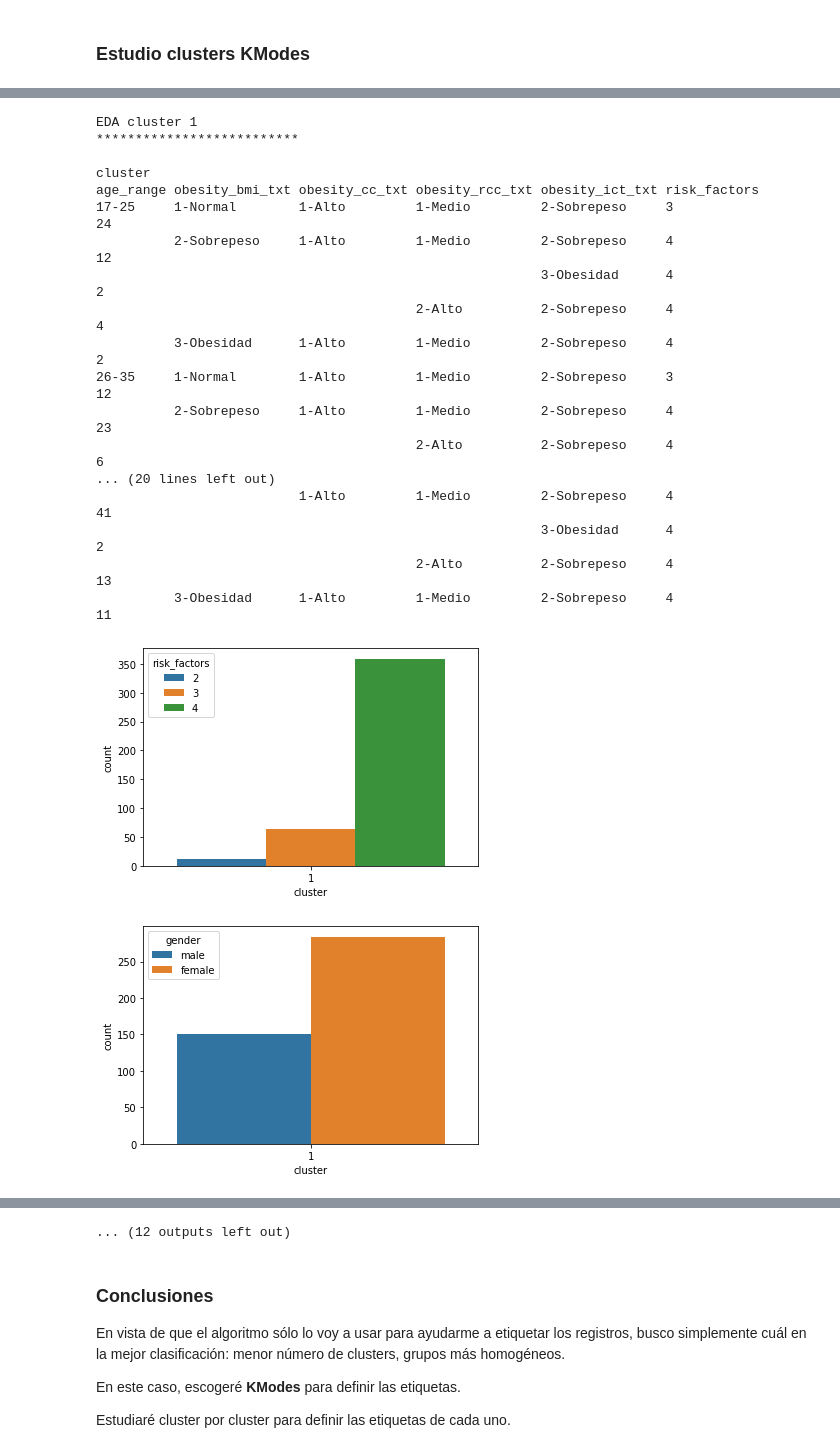
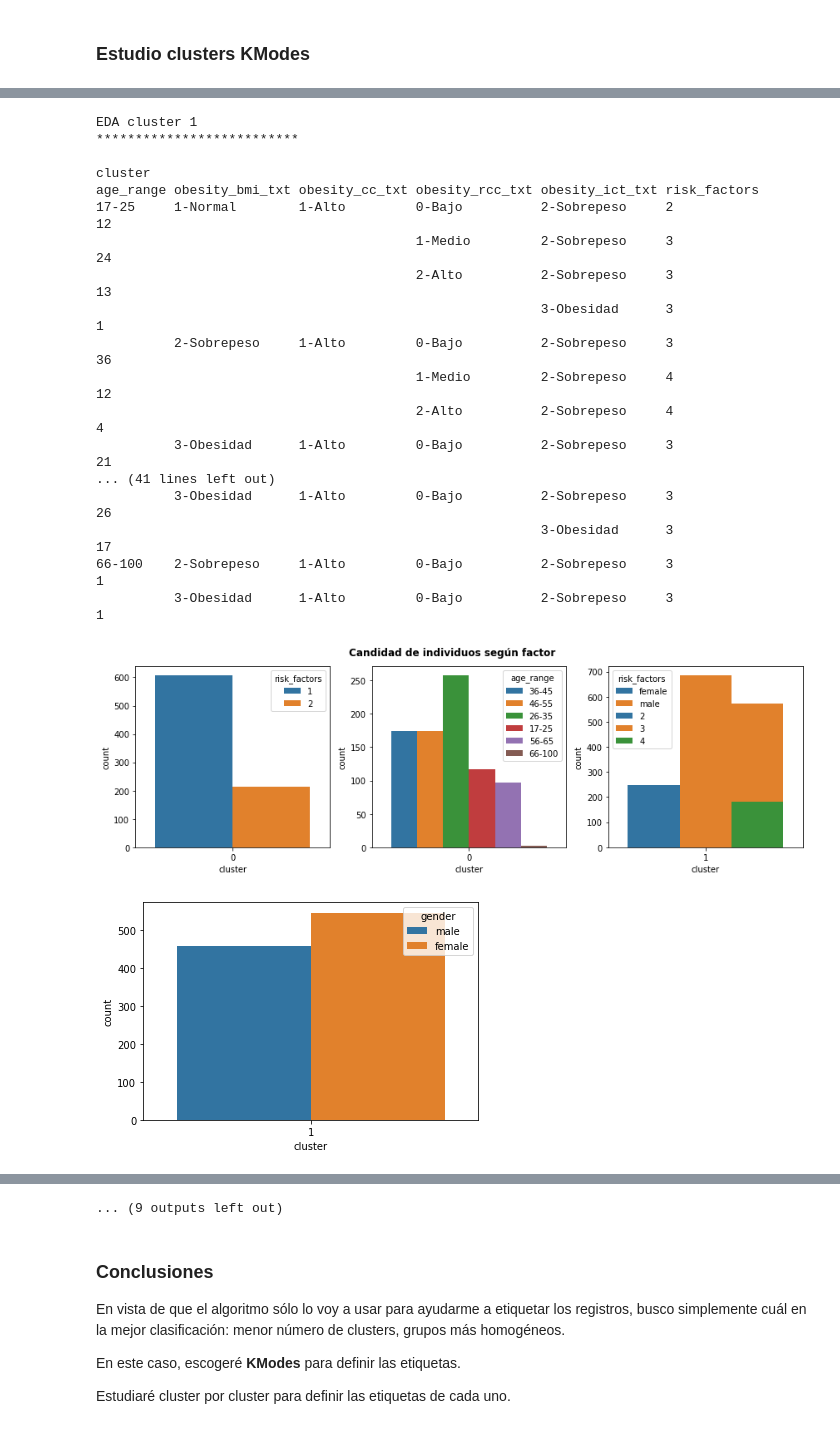
Before and after one commit to dchaconoca/antropometria-notebooks, a Jupyter notebook: notebooks/03-obesity-eda-clusters.ipynb, the cells around one changed output, grey strips where cells are left out. Saved outputs shown, nothing was run; the diff lists cells and outputs as text; code cells hidden in the pictures.

```diff
--- a/notebooks/03-obesity-eda-clusters.ipynb
+++ b/notebooks/03-obesity-eda-clusters.ipynb
@@ -131,10 +131,10 @@ def char_cluster(df):
     title = 'Cantidad de individuos por etiqueta'
 
     tooltip=[alt.Tooltip('label:N'),
-             alt.Tooltip('count(*):Q', title='Cantidad individuos')]
+             alt.Tooltip('sum(cluster):Q', title='Cantidad individuos')]
 
     bars = alt.Chart(df).mark_bar().encode(
-        x='count(*):Q',
+        x='sum(cluster):Q',
         y='label:N',
         tooltip=tooltip,
         color=alt.Color('label:N')
@@ -145,6 +145,23 @@ def char_cluster(df):
     )
 
     return bars
+
+def chars_clusters_factors(df, cluster):
+    query = f'cluster=={cluster}'
+    df = df.query(query)[['cluster', 'age_range', 'risk_factors', 'gender']]
+
+    fig, (ax1, ax2, ax3) = plt.subplots(nrows=1, ncols=3, figsize=(12, 4))
+
+
+    sns.countplot(x='cluster', hue='risk_factors', data=df, ax=ax1)
+    sns.countplot(x='cluster', hue='age_range', data=df, ax=ax2)
+    sns.countplot(x='cluster', hue='gender', data=df, ax=ax3)
+
+    fig.tight_layout()
+    plt.subplots_adjust(top=0.9)
+    fig.suptitle(f"Candidad de individuos según factor", fontsize = 12, fontweight = "bold")
+
+    return fig
 
 def char_cluster_risk_factors(df, cluster):
 
@@ -213,7 +230,9 @@ def eda_cluster(df, cluster):
     char_cluster_genre(df, cluster)
     char_cluster_age(df, cluster)
 
-    #return char_cluster(df_eda_cluster)
+    chars_clusters_factors(df, cluster)
+
+    return char_cluster(df_eda_cluster)
 # %%
 def generate_kmodes_clusters(df, n_clusters, n_init, random_state, eda_report=True):
 
@@ -319,9 +339,9 @@ El buen etiquetado de los datos es la clave para obtener un modelo para hacer pr
 # %% [markdown]
 ### Estudio clusters KModes
 # %%
-n_clusters = 6
-n_init = 10
-random_state = 42
+n_clusters = 5
+n_init = 15
+random_state = 2
 
 generate_kmodes_clusters(df_obesity, n_clusters, n_init, random_state)
 # %% [output]
@@ -348,19 +368,19 @@ EDA cluster 0
 EDA cluster 1
 **************************
                                                                                        cluster
 age_range obesity_bmi_txt obesity_cc_txt obesity_rcc_txt obesity_ict_txt risk_factors
-17-25     1-Normal        1-Alto         1-Medio         2-Sobrepeso     3                  24
-          2-Sobrepeso     1-Alto         1-Medio         2-Sobrepeso     4                  12
-                                                         3-Obesidad      4                   2
+17-25     1-Normal        1-Alto         0-Bajo          2-Sobrepeso     2                  12
+                                         1-Medio         2-Sobrepeso     3                  24
+                                         2-Alto          2-Sobrepeso     3                  13
+                                                         3-Obesidad      3                   1
+          2-Sobrepeso     1-Alto         0-Bajo          2-Sobrepeso     3                  36
+                                         1-Medio         2-Sobrepeso     4                  12
                                          2-Alto          2-Sobrepeso     4                   4
-          3-Obesidad      1-Alto         1-Medio         2-Sobrepeso     4                   2
-26-35     1-Normal        1-Alto         1-Medio         2-Sobrepeso     3                  12
-          2-Sobrepeso     1-Alto         1-Medio         2-Sobrepeso     4                  23
-                                         2-Alto          2-Sobrepeso     4                   6
-... (20 lines left out)
-                          1-Alto         1-Medio         2-Sobrepeso     4                  41
-                                                         3-Obesidad      4                   2
-                                         2-Alto          2-Sobrepeso     4                  13
-          3-Obesidad      1-Alto         1-Medio         2-Sobrepeso     4                  11
+          3-Obesidad      1-Alto         0-Bajo          2-Sobrepeso     3                  21
+... (41 lines left out)
+          3-Obesidad      1-Alto         0-Bajo          2-Sobrepeso     3                  26
+                                                         3-Obesidad      3                  17
+66-100    2-Sobrepeso     1-Alto         0-Bajo          2-Sobrepeso     3                   1
+          3-Obesidad      1-Alto         0-Bajo          2-Sobrepeso     3                   1
-[figure, old version]
+[figure, new version]
-[figure, old version]
+[figure, new version]
@@ -388,4 +408,4 @@ age_range obesity_bmi_txt obesity_cc_txt obesity_rcc_txt obesity_ict_txt risk_fa
-... (12 outputs left out)
+... (9 outputs left out)
 # %% [markdown]
 ### Conclusiones
 
```
Also changed, not shown: parts of 29 cells of this notebook, 9 other files.
